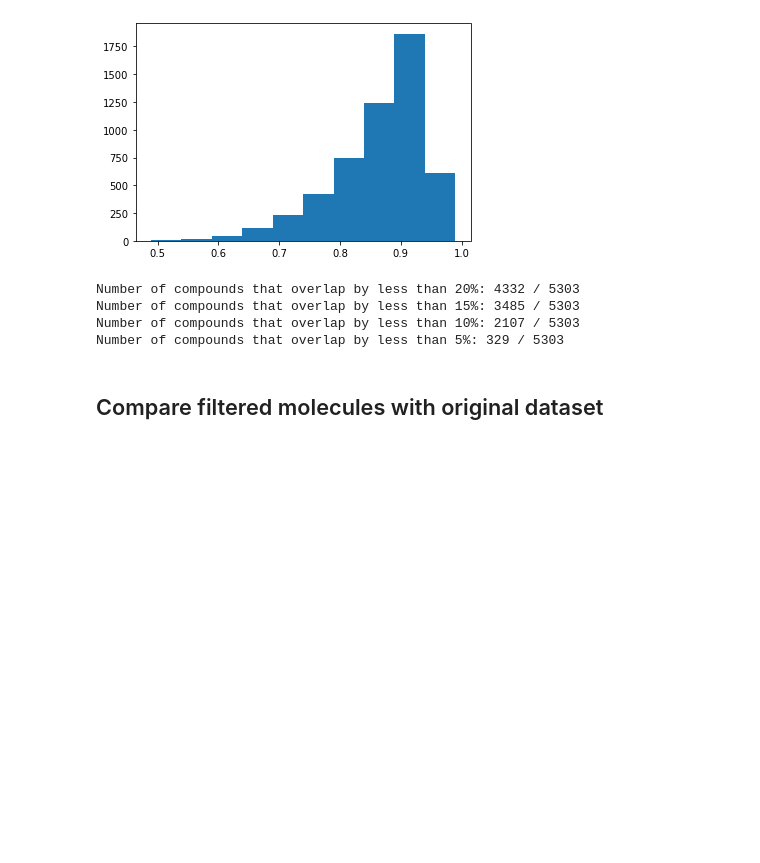
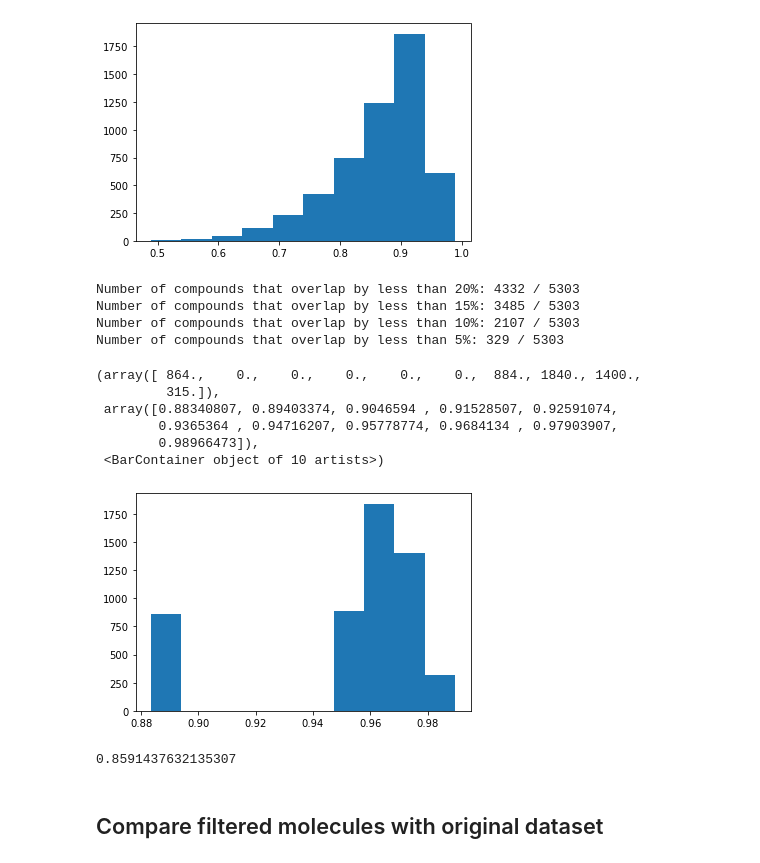
Before and after one commit to stephwills/fragment_network_merges, a Jupyter notebook: notebooks/filtering.ipynb, the cells around one changed output. Cells and saved outputs as stored; diff of their text form; code cells hidden in the pictures; blank space fills up the shorter version.

```diff
--- a/notebooks/filtering.ipynb
+++ b/notebooks/filtering.ipynb
@@ -195,11 +199,25 @@ for file_path in fragb_paths:
 Draw.MolsToGridImage(fragb_mols, legends=list(fragment_b.keys()))
 # %% [output]
 [figure]
+# %%
+# remove 't' from fragment b id to get file paths
+get_all_fb = []
+for fb in expansions['Fragment B']:
+    get_all_fb.append(fb.replace('t', ''))
+# %%
+def to_dict(ids, mols):
+    d = {}
+    for i, m in zip(ids, mols):
+        d[i] = m
+    return d
+
+fraga_dict = to_dict(list(fragment_a.keys()), fraga_mols)
+fragb_dict = to_dict(get_fb, fragb_mols)
 # %%
 # get the molecules required to do the embedding
 expanded = [i for i in expansions['Merge molecule']]
-fraga_reference = [i for i in expansions['Fragment A smiles']]
-fragb_reference = [i for i in expansions['Fragment B smiles']]
+fraga_reference = [fraga_dict[i] for i in expansions['Fragment A']]
+fragb_reference = [fragb_dict[i] for i in get_all_fb]
 synths = [i for i in expansions['Synthon smiles']]
 # %%
 # start = time.time()
@@ -342,3 +369,27 @@ for i in tqdm(embedded_merges):
+# %%
+# amount of overlap depends on which protein pdb structure is used
+# many of the fragment B structures overlap with the protein
+fBs = [fragb_reference[i] for i in indices]
+fB_dists = []
+for f in tqdm(fBs):
+    dist = rdShapeHelpers.ShapeProtrudeDist(f, protein)
+    fB_dists.append(dist)
+# %%
+plt.hist(fB_dists)
+# %% [output]
+(array([ 864.,    0.,    0.,    0.,    0.,    0.,  884., 1840., 1400.,
+         315.]),
+ array([0.88340807, 0.89403374, 0.9046594 , 0.91528507, 0.92591074,
+        0.9365364 , 0.94716207, 0.95778774, 0.9684134 , 0.97903907,
+        0.98966473]),
+ <BarContainer object of 10 artists>)
+[figure, added]
+# %%
+# x1382 overlaps with the pdb file in its folder?
+p = rdmolfiles.MolFromPDBFile('/home/sabsr3/xchem/fragment_network_merges/data/Mpro/aligned/Mpro-x1382_0A/Mpro-x1382_0A_apo-desolv.pdb')
+rdShapeHelpers.ShapeProtrudeDist(fragb_mols[11], p)
+# %% [output]
+0.8591437632135307
 # %% [markdown]
 ## Compare filtered molecules with original dataset
 # %%
```
Also changed, not shown: parts of 5 cells of this notebook.
